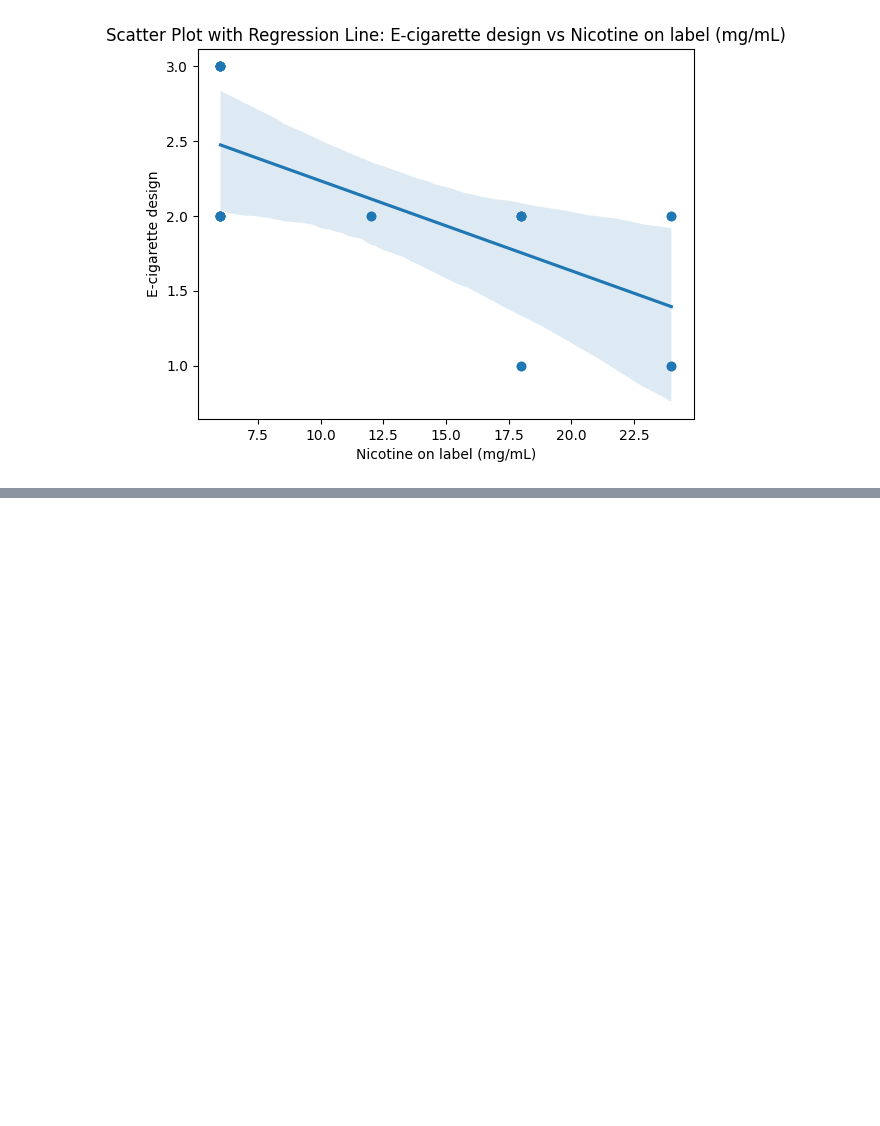
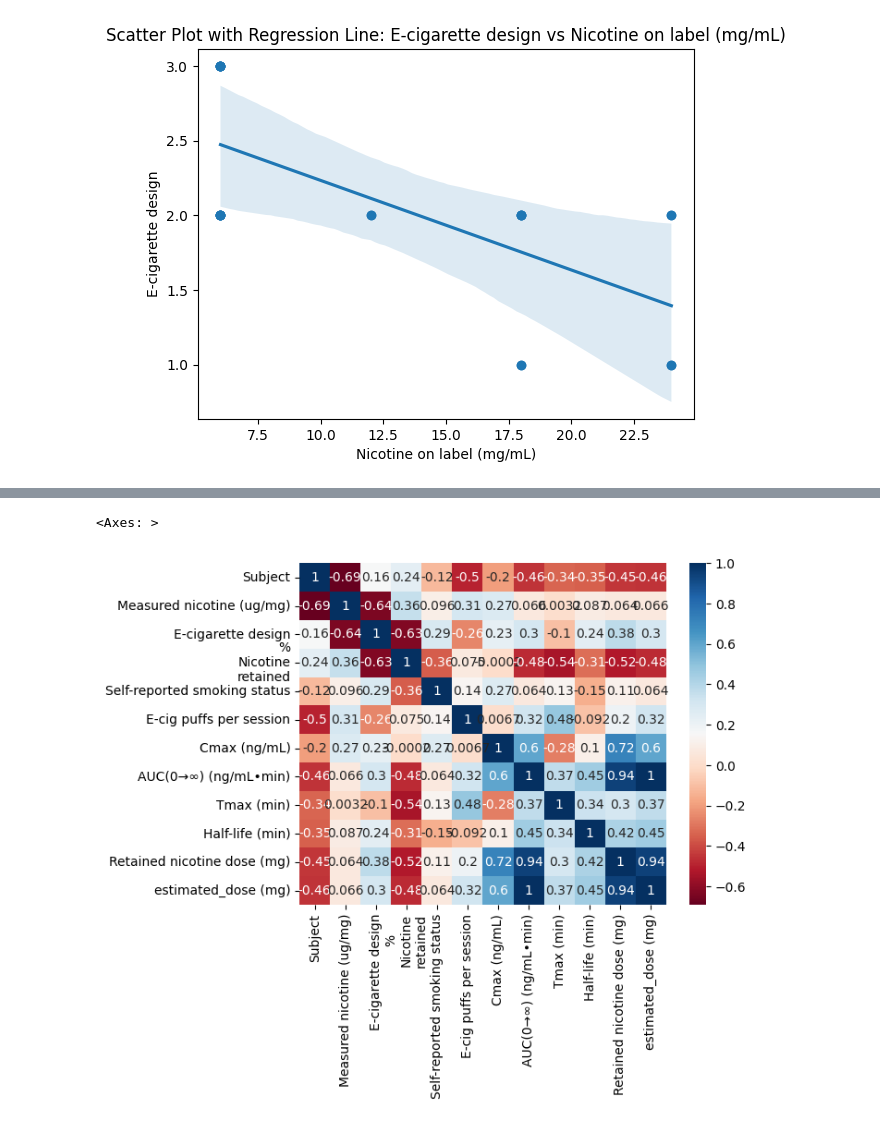
Before and after one commit to harshit2702/Major-Project-Nicotine-Retention, a Jupyter notebook: notebooks/discoveringData.ipynb, the cells around one changed output, grey strips where cells are left out. Drawn from its saved outputs; the diff is of its cells as text; code cells hidden in the pictures; blank space fills up the shorter version.

```diff
--- a/notebooks/discoveringData.ipynb
+++ b/notebooks/discoveringData.ipynb
@@ -436,0 +483,3 @@ nicotine_design.corr()
+# %%
+nicotine_retention = merged_df[['Subject','Measured nicotine (ug/mg)', 'E-cigarette design', '%\nNicotine\nretained','Self-reported smoking status','E-cig puffs per session']]
+nicotine_retention =  nicotine_retention.merge(pharmacokineticProfile_selected, on='Subject')
@@ -436,0 +505,12 @@ nicotine_design.corr()
+# %%
+# Calculate z-scores for the columns containing numerical data
+z_scores = (nicotine_retention - nicotine_retention.mean()) / nicotine_retention.std()
+
+# Define a threshold for outliers (e.g., z-score > 3 or < -3)
+threshold = 3
+
+# Remove rows with outliers based on the z-scores
+nicotine_retention_no_outliers = nicotine_retention[(z_scores < threshold).all(axis=1)]
+
+# Print the updated DataFrame without outliers
+print(nicotine_retention_no_outliers)
@@ -436,0 +551,5 @@ nicotine_design.corr()
+# %%
+sns.heatmap(nicotine_retention_no_outliers.corr(), annot=True, cmap='RdBu')
+# %% [output]
+<Axes: >
+[figure, added]
```
Also changed, not shown: parts of 16 cells of this notebook, 7 other files.
